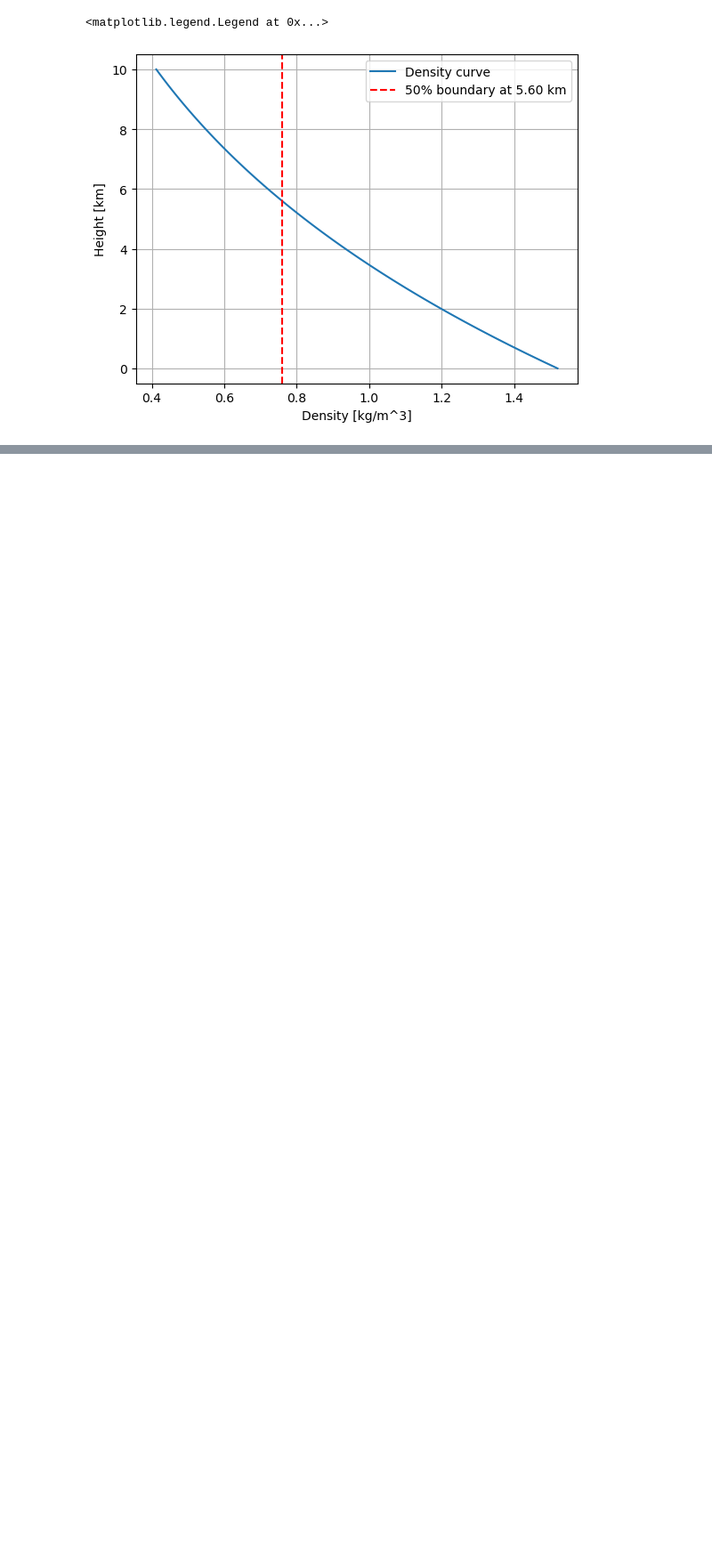
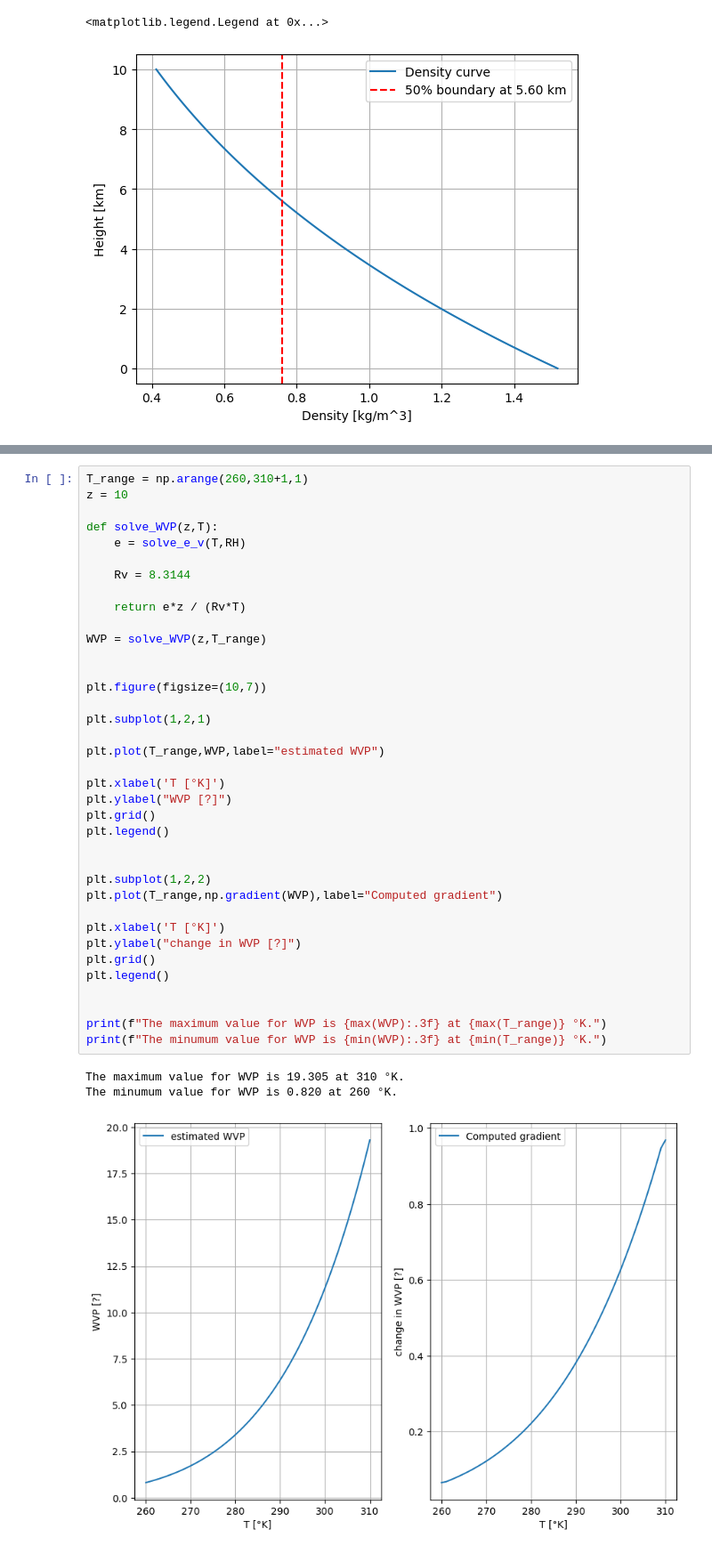
Before and after one commit to maxxyvvdb/Dynamics-Q2-projects, a Jupyter notebook: Week_2.ipynb, the cells around one changed output, grey strips where cells are left out. Shown at 89% size. Drawn from its saved outputs; the diff is of its cells as text; blank space fills up the shorter version.

```diff
--- a/Week_2.ipynb
+++ b/Week_2.ipynb
@@ -72,0 +104,41 @@ z=5
+# %%
+T_range = np.arange(260,310+1,1)
+z = 10
+
+def solve_WVP(z,T):
+    e = solve_e_v(T,RH)
+
+    Rv = 8.3144
+
+    return e*z / (Rv*T)
+
+WVP = solve_WVP(z,T_range)
+
+
+plt.figure(figsize=(10,7))
+
+plt.subplot(1,2,1)
+
+plt.plot(T_range,WVP,label="estimated WVP")
+
+plt.xlabel('T [°K]')
+plt.ylabel("WVP [?]")
+plt.grid()
+plt.legend()
+
+
+plt.subplot(1,2,2)
+plt.plot(T_range,np.gradient(WVP),label="Computed gradient")
+
+plt.xlabel('T [°K]')
+plt.ylabel("change in WVP [?]")
+plt.grid()
+plt.legend()
+
+
+print(f"The maximum value for WVP is {max(WVP):.3f} at {max(T_range)} °K.")
+print(f"The minumum value for WVP is {min(WVP):.3f} at {min(T_range)} °K.")
+# %% [output]
+The maximum value for WVP is 19.305 at 310 °K.
+The minumum value for WVP is 0.820 at 260 °K.
+[figure, added]
```
Also changed, not shown: parts of 8 cells of this notebook, 1 other file.
